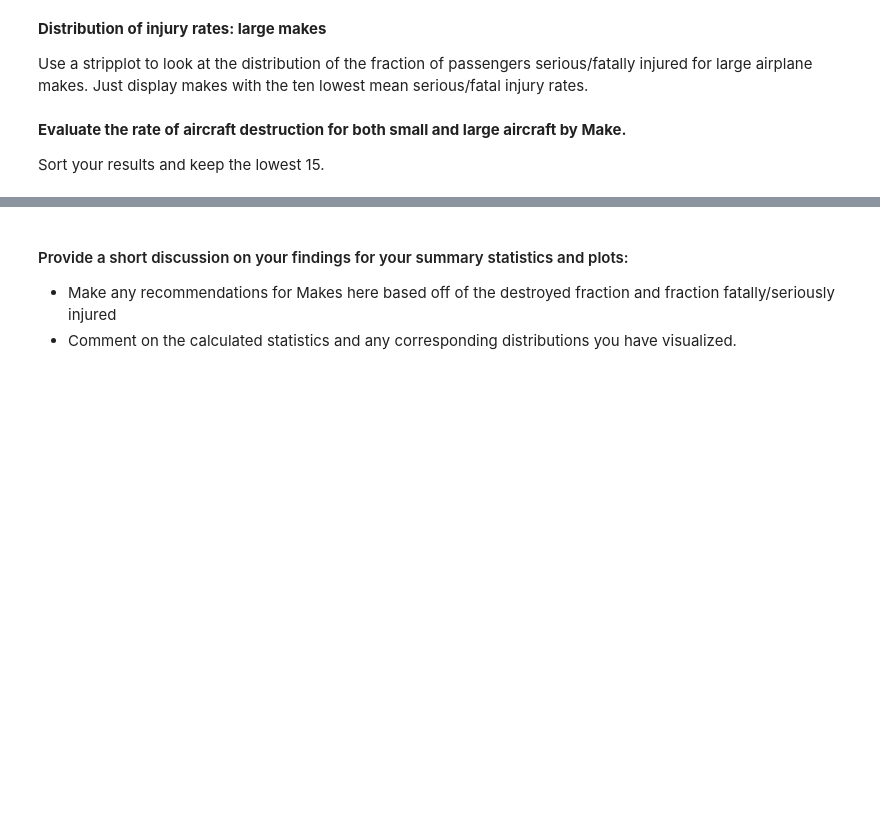
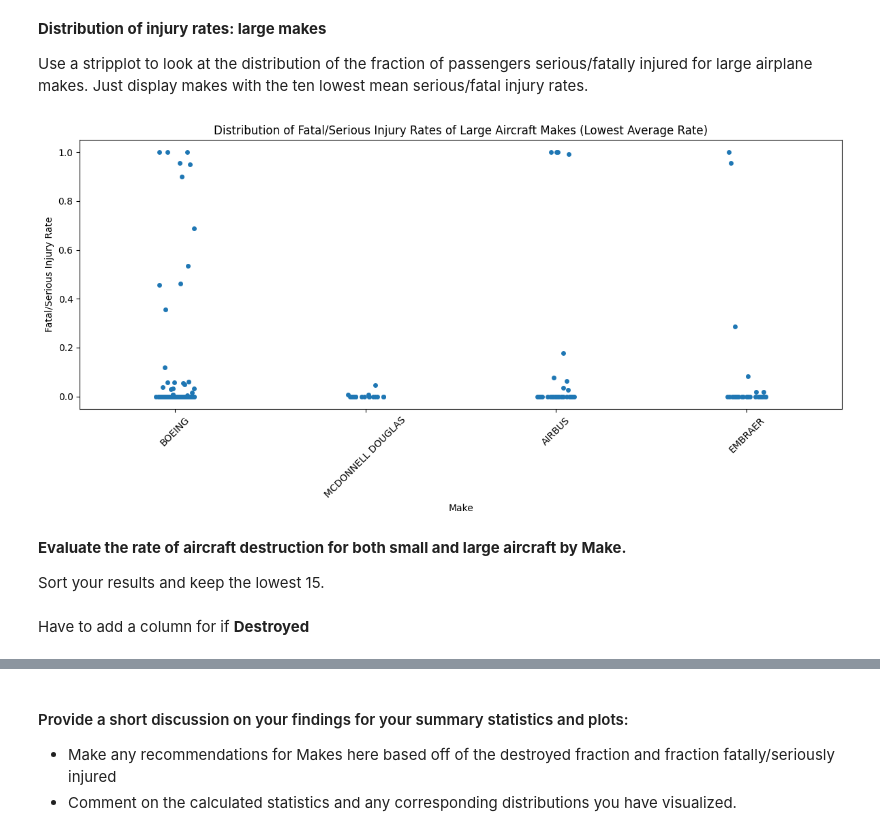
Before and after one commit to Lexie-D/dsc-course0-m8-lab, a Jupyter notebook: Aviation_Accidents_Data_Analysis.ipynb, the cells around one changed output, grey strips where cells are left out. Saved outputs shown, nothing was run; the diff lists cells and outputs as text; code cells hidden in the pictures; blank space fills up the shorter version.

```diff
--- a/Aviation_Accidents_Data_Analysis.ipynb
+++ b/Aviation_Accidents_Data_Analysis.ipynb
@@ -162,7 +163,28 @@ ValueError: cannot reindex on an axis with duplicate labels
 **Distribution of injury rates: large makes**
 
 Use a stripplot to look at the distribution of the fraction of passengers serious/fatally injured for large airplane makes. Just display makes with the ten lowest mean serious/fatal injury rates.
+# %%
+lowest_large_makes=(filtered_large.groupby("Make")["Fatal.Serious.Injury.Rate"].mean().sort_values().head(10).index)
+
+strip_large_df =filtered_large[filtered_large['Make'].isin(lowest_large_makes)].copy()
+strip_large_df=strip_large_df.loc[:, ~strip_large_df.columns.duplicated()]
+strip_large_df.reset_index(drop=True, inplace=True)
+
+plt.figure(figsize=(12, 6))
+sns.stripplot(data=strip_large_df, x="Make", y="Fatal.Serious.Injury.Rate", jitter=True)
+
+# Step 5: Customize and display
+plt.title("Distribution of Fatal/Serious Injury Rates of Large Aircraft Makes (Lowest Average Rate)")
+plt.xlabel("Make")
+plt.ylabel("Fatal/Serious Injury Rate")
+plt.xticks(rotation=45)
+plt.tight_layout()
+plt.show()
+# %% [output]
+[figure, added]
 # %% [markdown]
 **Evaluate the rate of aircraft destruction for both small and large aircraft by Make.**
 
 Sort your results and keep the lowest 15.
+# %% [markdown]
+Have to add a column for if **Destroyed**
```
Also changed, not shown: parts of 13 cells of this notebook.
